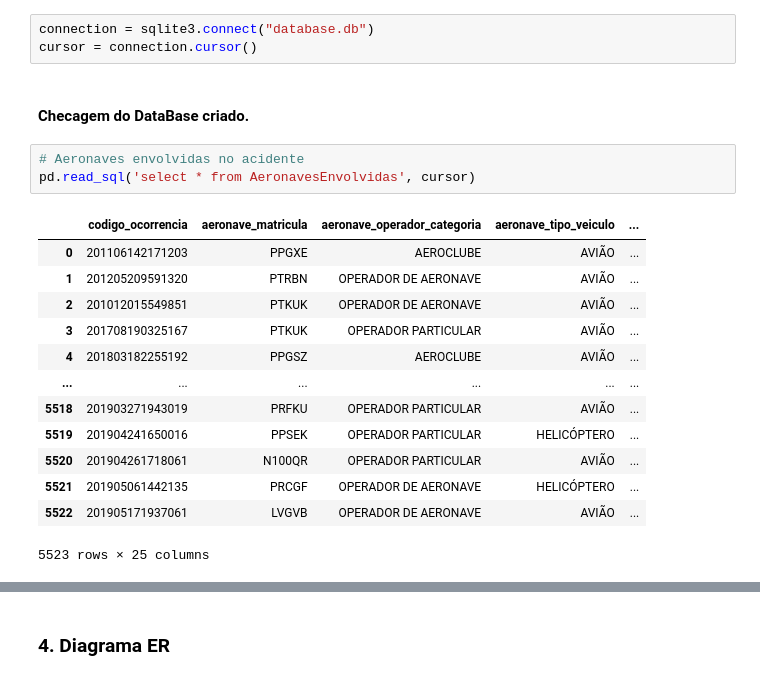
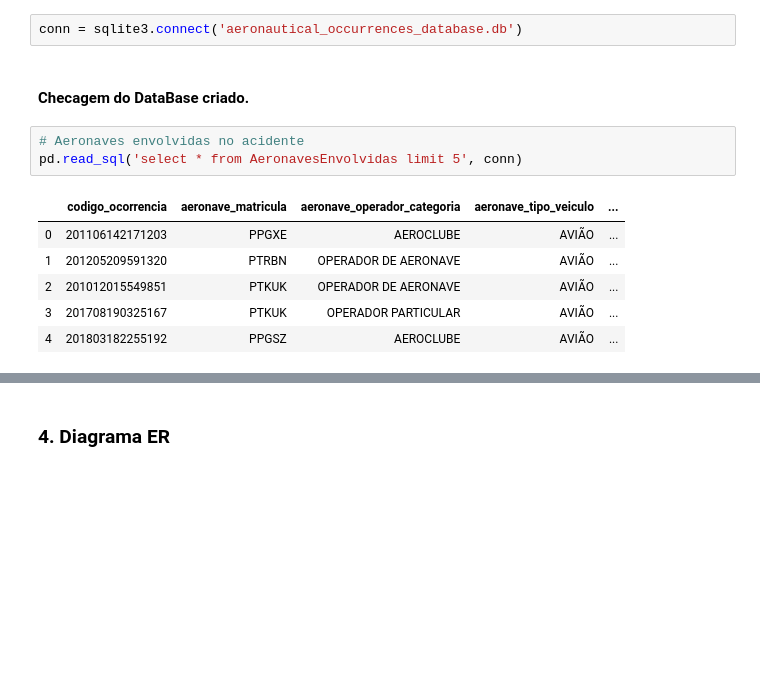
Before and after one commit to otavio-silva/IBD-TP2, a Jupyter notebook: code/TrabalhoPratico02.ipynb, the cells around one changed output, grey strips where cells are left out. Drawn from its saved outputs; the diff is of its cells as text; blank space fills up the shorter version.

```diff
--- a/code/TrabalhoPratico02.ipynb
+++ b/code/TrabalhoPratico02.ipynb
@@ -173,26 +173,18 @@ risco
 
 Nesta parte serão feitas as criações das tabelas e instanciação dos dados contidos no DataFrame's criados acima.
 # %%
-connection = sqlite3.connect("database.db")
-cursor = connection.cursor()
+conn = sqlite3.connect('aeronautical_occurrences_database.db')
 # %% [markdown]
 #### Checagem do DataBase criado.
 # %%
 # Aeronaves envolvidas no acidente
-pd.read_sql('select * from AeronavesEnvolvidas', cursor)
+pd.read_sql('select * from AeronavesEnvolvidas limit 5', conn)
 # %% [output]
 |  | codigo_ocorrencia | aeronave_matricula | aeronave_operador_categoria | aeronave_tipo_veiculo | ... |
 | 0 | 201106142171203 | PPGXE | AEROCLUBE | AVIÃO | ... |
 | 1 | 201205209591320 | PTRBN | OPERADOR DE AERONAVE | AVIÃO | ... |
 | 2 | 201012015549851 | PTKUK | OPERADOR DE AERONAVE | AVIÃO | ... |
 | 3 | 201708190325167 | PTKUK | OPERADOR PARTICULAR | AVIÃO | ... |
 | 4 | 201803182255192 | PPGSZ | AEROCLUBE | AVIÃO | ... |
-| ... | ... | ... | ... | ... | ... |
-| 5518 | 201903271943019 | PRFKU | OPERADOR PARTICULAR | AVIÃO | ... |
-| 5519 | 201904241650016 | PPSEK | OPERADOR PARTICULAR | HELICÓPTERO | ... |
-| 5520 | 201904261718061 | N100QR | OPERADOR PARTICULAR | AVIÃO | ... |
-| 5521 | 201905061442135 | PRCGF | OPERADOR DE AERONAVE | HELICÓPTERO | ... |
-| 5522 | 201905171937061 | LVGVB | OPERADOR DE AERONAVE | AVIÃO | ... |
-5523 rows × 25 columns
 # %%
 # Fatores contribuintes
```
Also changed, not shown: parts of 10 cells of this notebook, 6 other files.
